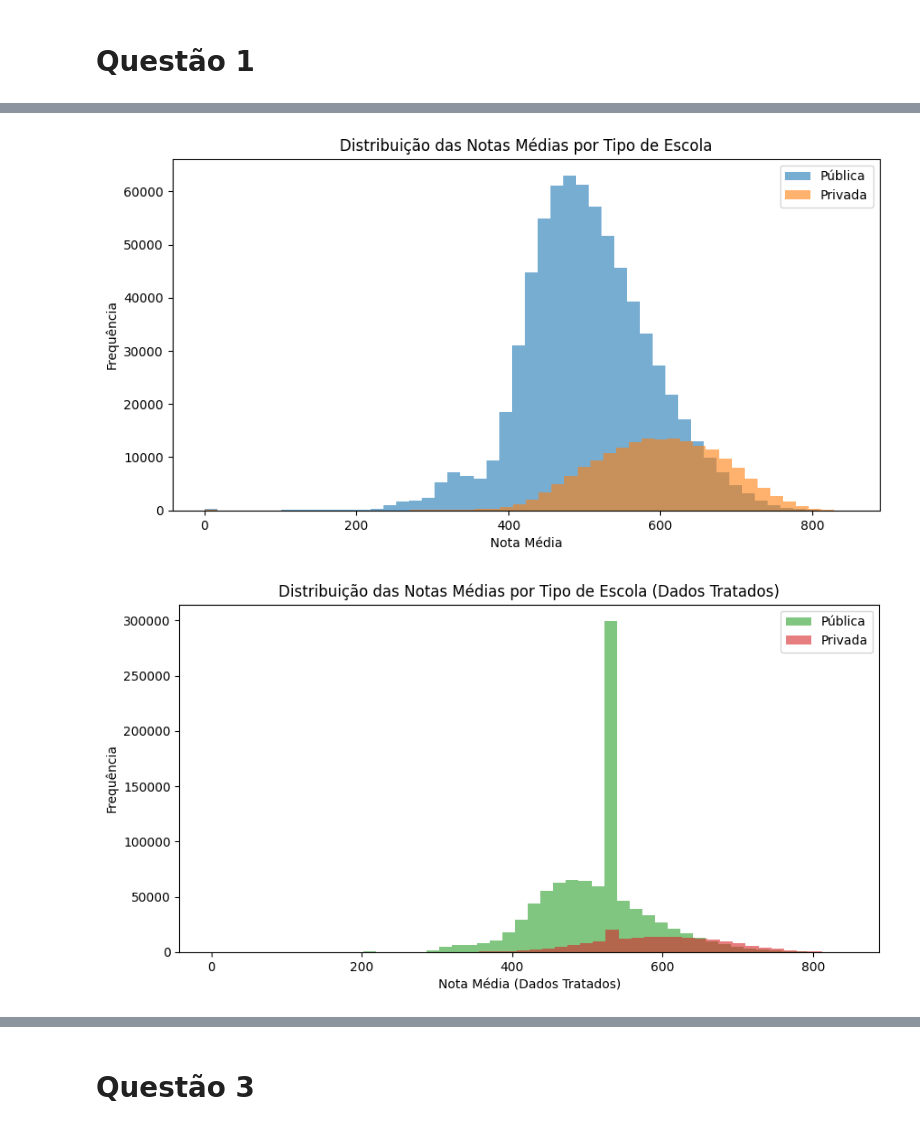
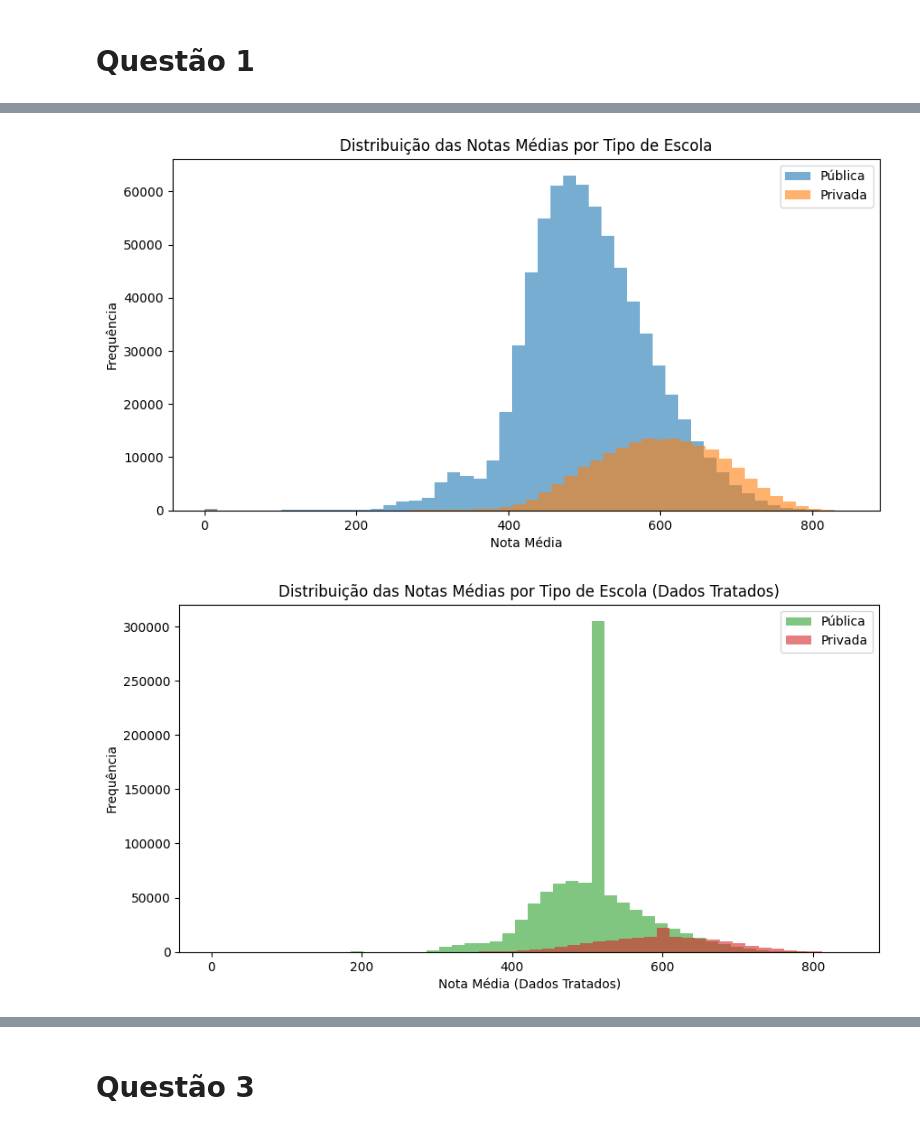
Before and after one commit to jpsampaior/analise-enem, a Jupyter notebook: enem.ipynb, the cells around one changed output, grey strips where cells are left out. Drawn from its saved outputs; the diff is of its cells as text; code cells hidden in the pictures.

```diff
--- a/enem.ipynb
+++ b/enem.ipynb
@@ -54,12 +14,83 @@ df_enem_clean[[
 # %%
-df_enem['NU_MEDIA'] = df_enem[['NU_NOTA_CN', 'NU_NOTA_CH', 'NU_NOTA_LC', 'NU_NOTA_MT', 'NU_NOTA_REDACAO']].mean(axis=1)
-df_enem_clean['NU_MEDIA'] = df_enem_clean[['NU_NOTA_CN', 'NU_NOTA_CH', 'NU_NOTA_LC', 'NU_NOTA_MT', 'NU_NOTA_REDACAO']].mean(axis=1)
-
-df_enem['NU_MEDIA_GEOMETRICA'] = df_enem[['NU_NOTA_CN', 'NU_NOTA_CH', 'NU_NOTA_LC', 'NU_NOTA_MT', 'NU_NOTA_REDACAO']].prod(axis=1)**(1/5)
-df_enem_clean['NU_MEDIA_GEOMETRICA'] = df_enem_clean[['NU_NOTA_CN', 'NU_NOTA_CH', 'NU_NOTA_LC', 'NU_NOTA_MT', 'NU_NOTA_REDACAO']].prod(axis=1)**(1/5)
-
 df_escola_publica = df_enem[df_enem["TP_ESCOLA"] == 2]
 df_escola_privada = df_enem[df_enem["TP_ESCOLA"] == 3]
+df_escola_publica_clean = df_escola_publica.copy()
+df_escola_privada_clean = df_escola_privada.copy()
+
+df_escola_publica['NU_MEDIA'] = df_escola_publica[['NU_NOTA_CN', 'NU_NOTA_CH', 'NU_NOTA_LC', 'NU_NOTA_MT', 'NU_NOTA_REDACAO']].mean(axis=1)
+df_escola_publica['NU_MEDIA_GEOMETRICA'] = df_escola_publica[['NU_NOTA_CN', 'NU_NOTA_CH', 'NU_NOTA_LC', 'NU_NOTA_MT', 'NU_NOTA_REDACAO']].prod(axis=1)**(1/5)
+df_escola_privada['NU_MEDIA'] = df_escola_privada[['NU_NOTA_CN', 'NU_NOTA_CH', 'NU_NOTA_LC', 'NU_NOTA_MT', 'NU_NOTA_REDACAO']].mean(axis=1)
+df_escola_privada['NU_MEDIA_GEOMETRICA'] = df_escola_privada[['NU_NOTA_CN', 'NU_NOTA_CH', 'NU_NOTA_LC', 'NU_NOTA_MT', 'NU_NOTA_REDACAO']].prod(axis=1)**(1/5)
+
+# Tratando valores nulos com base na média
+processor = SimpleImputer(strategy="mean")
+ct = make_column_transformer((processor, [
+        "NU_NOTA_CN",
+        "NU_NOTA_CH",
+        "NU_NOTA_LC",
+        "NU_NOTA_MT",
+        "NU_NOTA_COMP1",
+        "NU_NOTA_COMP2",
+        "NU_NOTA_COMP3",
+        "NU_NOTA_COMP4",
+        "NU_NOTA_COMP5",
+        "NU_NOTA_REDACAO"
+    ]
+), remainder="passthrough")
+
+df_escola_publica_clean[[
+    "NU_NOTA_CN",
+    "NU_NOTA_CH",
+    "NU_NOTA_LC",
+    "NU_NOTA_MT",
+    "NU_NOTA_COMP1",
+    "NU_NOTA_COMP2",
+    "NU_NOTA_COMP3",
+    "NU_NOTA_COMP4",
+    "NU_NOTA_COMP5",
+    "NU_NOTA_REDACAO"
+]] = processor.fit_transform(df_escola_publica[[
+    "NU_NOTA_CN",
+    "NU_NOTA_CH",
+    "NU_NOTA_LC",
+    "NU_NOTA_MT",
+    "NU_NOTA_COMP1",
+    "NU_NOTA_COMP2",
+    "NU_NOTA_COMP3",
+    "NU_NOTA_COMP4",
+    "NU_NOTA_COMP5",
+    "NU_NOTA_REDACAO"
+]])
+
+df_escola_privada_clean[[
+    "NU_NOTA_CN",
+    "NU_NOTA_CH",
+    "NU_NOTA_LC",
+    "NU_NOTA_MT",
+    "NU_NOTA_COMP1",
+    "NU_NOTA_COMP2",
+    "NU_NOTA_COMP3",
+    "NU_NOTA_COMP4",
+    "NU_NOTA_COMP5",
+    "NU_NOTA_REDACAO"
+]] = processor.fit_transform(df_escola_privada[[
+    "NU_NOTA_CN",
+    "NU_NOTA_CH",
+    "NU_NOTA_LC",
+    "NU_NOTA_MT",
+    "NU_NOTA_COMP1",
+    "NU_NOTA_COMP2",
+    "NU_NOTA_COMP3",
+    "NU_NOTA_COMP4",
+    "NU_NOTA_COMP5",
+    "NU_NOTA_REDACAO"
+]])
+
+df_escola_publica_clean['NU_MEDIA'] = df_escola_publica_clean[['NU_NOTA_CN', 'NU_NOTA_CH', 'NU_NOTA_LC', 'NU_NOTA_MT', 'NU_NOTA_REDACAO']].mean(axis=1)
+df_escola_publica_clean['NU_MEDIA_GEOMETRICA'] = df_escola_publica_clean[['NU_NOTA_CN', 'NU_NOTA_CH', 'NU_NOTA_LC', 'NU_NOTA_MT', 'NU_NOTA_REDACAO']].prod(axis=1)**(1/5)
+
+df_escola_privada_clean['NU_MEDIA'] = df_escola_privada_clean[['NU_NOTA_CN', 'NU_NOTA_CH', 'NU_NOTA_LC', 'NU_NOTA_MT', 'NU_NOTA_REDACAO']].mean(axis=1)
+df_escola_privada_clean['NU_MEDIA_GEOMETRICA'] = df_escola_privada_clean[['NU_NOTA_CN', 'NU_NOTA_CH', 'NU_NOTA_LC', 'NU_NOTA_MT', 'NU_NOTA_REDACAO']].prod(axis=1)**(1/5)
 
 # Primeiramente vamos pegar quantos alunos de escola pública e privada faltaram a prova
 faltaram_publica = df_escola_publica[
@@ -101,9 +132,6 @@ plt.bar(['Pública', 'Privada'], [faltaram_publica, faltaram_privada], color=['#
 plt.ylabel('Número de Alunos que Faltaram')
 plt.title('Número de Alunos que Faltaram por Tipo de Escola')
 plt.show()
-
-df_escola_publica_clean = df_enem_clean[df_enem_clean["TP_ESCOLA"] == 2]
-df_escola_privada_clean = df_enem_clean[df_enem_clean["TP_ESCOLA"] == 3]
 
 medias = [
     df_escola_publica['NU_MEDIA'].mean(),
@@ -240,3 +288,3 @@ plt.show()
 [figure]
-[figure, old version]
+[figure, new version]
 [figure]
```
Also changed, not shown: parts of 7 cells of this notebook.
